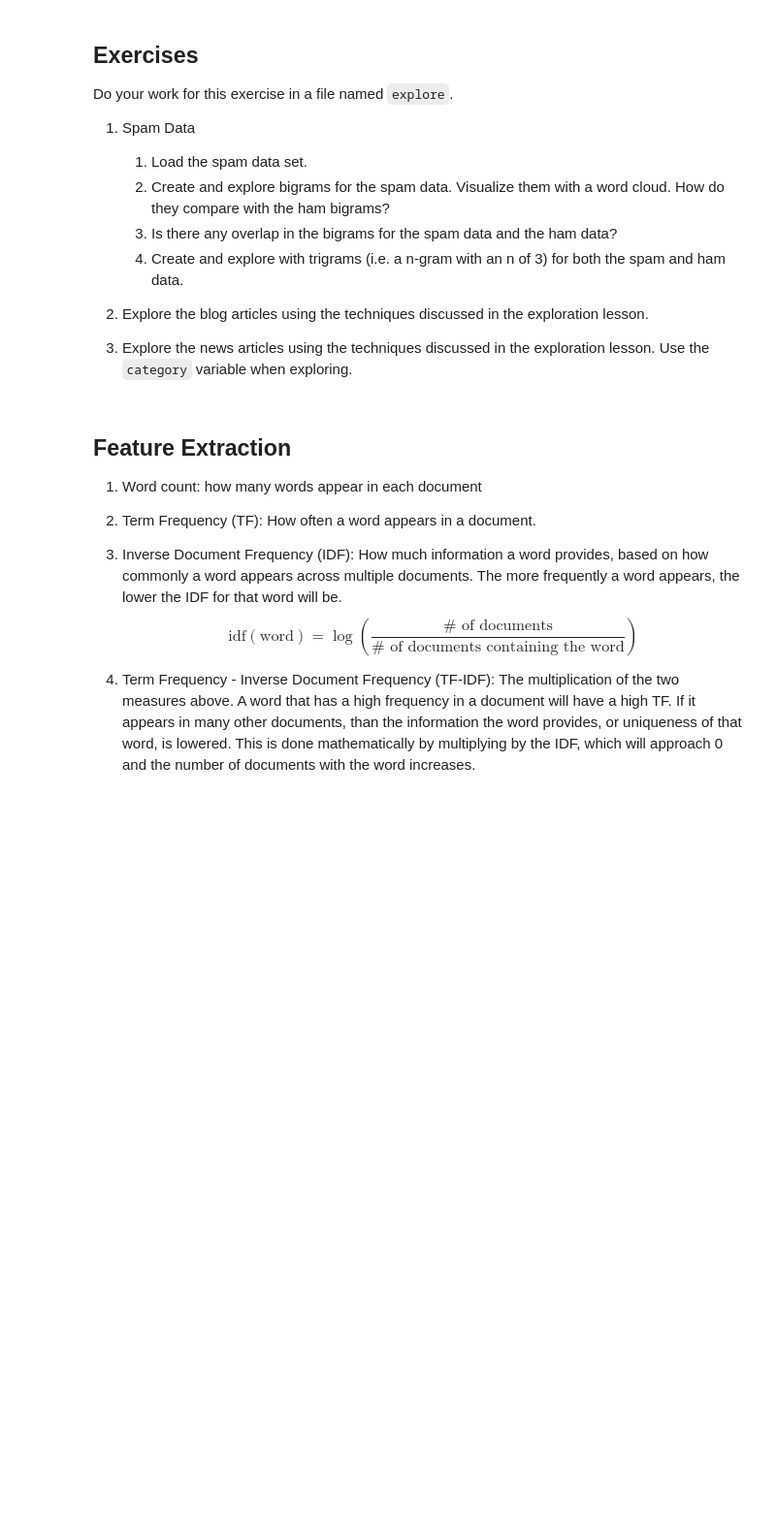
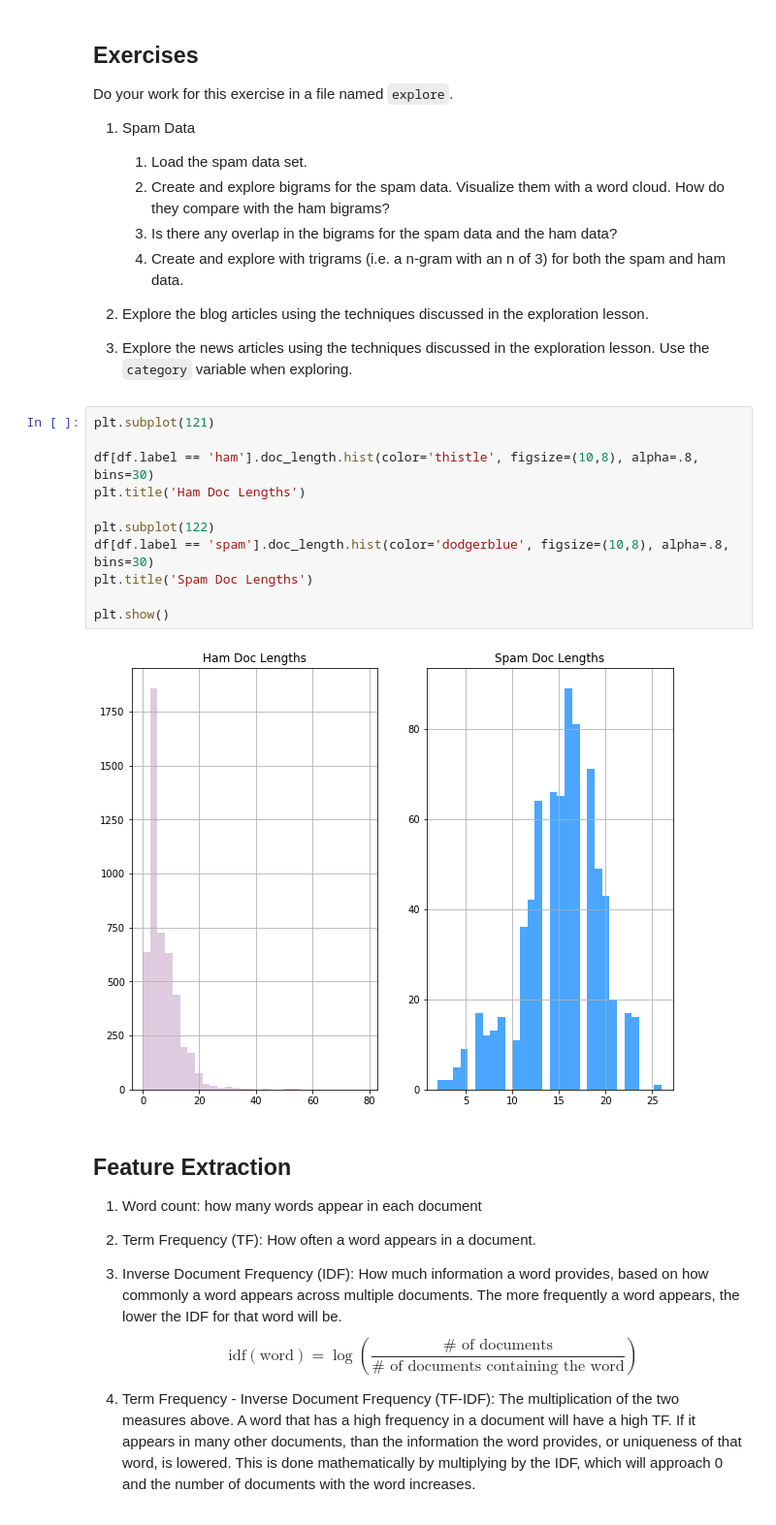
Before and after one commit to faithkane3/nlp, a Jupyter notebook: explore_lesson.ipynb, the cells around one changed output. Shown at 97% size. Cells and saved outputs as stored; diff of their text form; blank space fills up the shorter version.

Commit message:
Commit viz for doc lengths

```diff
--- a/explore_lesson.ipynb
+++ b/explore_lesson.ipynb
@@ -403,6 +403,19 @@ Do your work for this exercise in a file named `explore`.
 
 1. Explore the news articles using the techniques discussed in the exploration
    lesson. Use the `category` variable when exploring.
+# %%
+plt.subplot(121)
+
+df[df.label == 'ham'].doc_length.hist(color='thistle', figsize=(10,8), alpha=.8, bins=30)
+plt.title('Ham Doc Lengths')
+
+plt.subplot(122)
+df[df.label == 'spam'].doc_length.hist(color='dodgerblue', figsize=(10,8), alpha=.8, bins=30)
+plt.title('Spam Doc Lengths')
+
+plt.show()
+# %% [output]
+[figure, added]
 # %% [markdown]
 ## Feature Extraction
 
```
